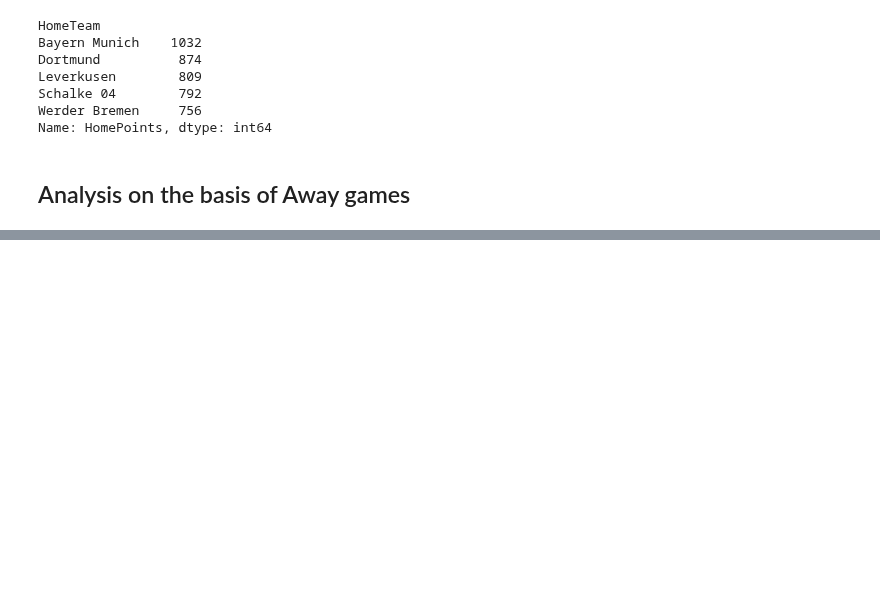
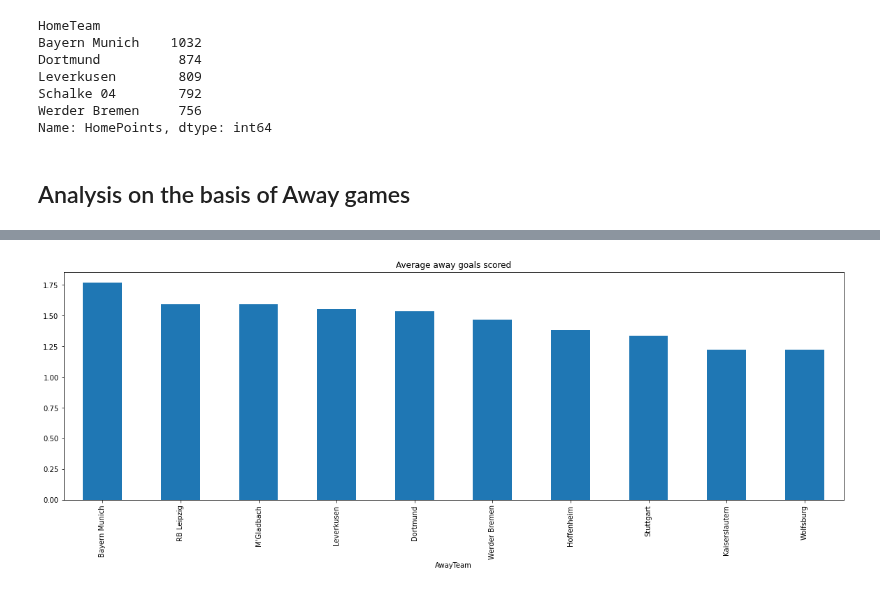
Before and after one commit to santhoshmc/machine-learning, a Jupyter notebook: Football_EDA.ipynb, the cells around one changed output, grey strips where cells are left out. Drawn from its saved outputs; the diff is of its cells as text; code cells hidden in the pictures; blank space fills up the shorter version.

```diff
--- a/Football_EDA.ipynb
+++ b/Football_EDA.ipynb
@@ -209,0 +210,7 @@ plt.show()
+# %%
+plt.rcParams["figure.figsize"] = (20,6)
+x = df.groupby("AwayTeam")["FTAG"].mean()
+x.sort_values(ascending=False)[0:10].plot(kind='bar',title='Average away goals scored')
+plt.show()
+# %% [output]
+[figure, added]
```
Also changed, not shown: parts of 23 cells of this notebook.
